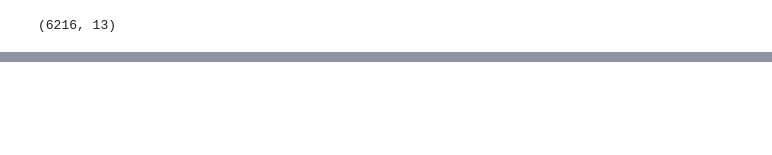
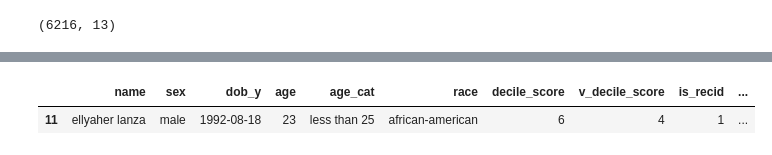
Before and after one commit to aaznarmellado-collab/TFM-Sesgos-en-el-sistema-judicial-de-EEUU-, a Jupyter notebook: 01_Notebooks/TFM_SESGOS_EN_EL_SISTEMA_JUDICIAL_DE_EEUU.ipynb, the cells around one changed output, grey strips where cells are left out. Saved outputs shown, nothing was run; the diff lists cells and outputs as text; code cells hidden in the pictures; blank space fills up the shorter version.

Commit message:
Limpieza y organización, investigacón params merge

```diff
--- a/01_Notebooks/TFM_SESGOS_EN_EL_SISTEMA_JUDICIAL_DE_EEUU.ipynb
+++ b/01_Notebooks/TFM_SESGOS_EN_EL_SISTEMA_JUDICIAL_DE_EEUU.ipynb
@@ -399,0 +228,3 @@ df_raw_clean = df_compas_raw[variables_df1].copy()
+# %%
+df_raw_clean = df_raw_clean.drop_duplicates()
+df_raw_clean = df_raw_clean.rename(columns={"dateofbirth" : "dob"})
@@ -457,4 +254,0 @@ def normalize_df(df):
-# %%
-df_raw_clean = normalize_df(df_raw_clean)
-# %%
-df_two_years_clean = normalize_df(df_two_years_clean)
@@ -503,2 +255,2 @@ df_raw_clean.head()
 # %%
-pd.merge(df_raw_clean, df_two_years_clean,on=["name", "screening_date","dob"], how='right')
+test_merge = pd.merge(df_raw_clean, df_two_years_clean,on=["name", "screening_date"], how='right')
@@ -522,0 +302,17 @@ df_two_years_clean.shape
+# %%
+test_merge[test_merge["name"] == "ellyaher lanza"][['name',
+ 'sex',
+ 'dob_y',
+ 'age',
+ 'age_cat',
+ 'race',
+ 'decile_score',
+ 'v_decile_score',
+ 'is_recid',
+ 'is_violent_recid',
+ 'score_text',
+ 'screening_date',
+ 'two_year_recid']]
+# %% [output]
+|  | name | sex | dob_y | age | age_cat | race | decile_score | v_decile_score | is_recid | ... |
+| 11 | ellyaher lanza | male | 1992-08-18 | 23 | less than 25 | african-american | 6 | 4 | 1 | ... |
```
Also changed, not shown: parts of 65 cells of this notebook.
